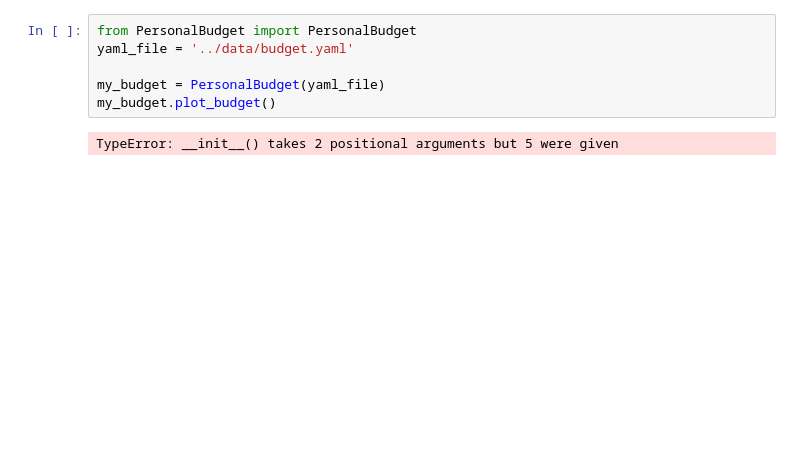
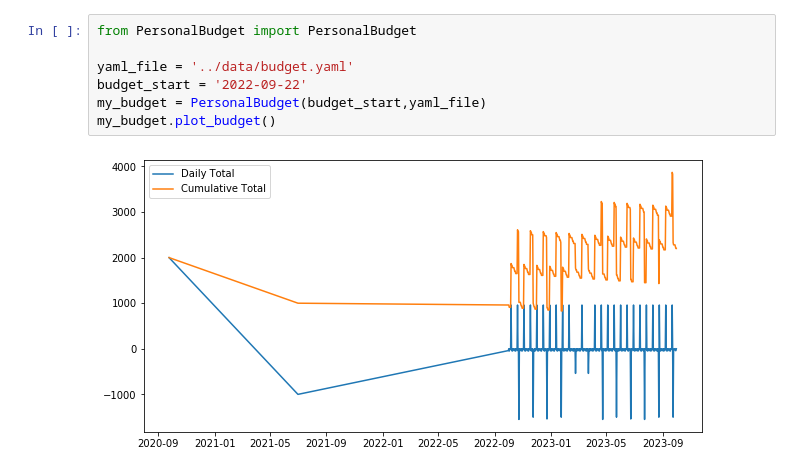
Before and after one commit to codilemma/PythonFinance, a Jupyter notebook: 4_Budget/main.ipynb, the cells around one changed output. Saved outputs shown, nothing was run; the diff lists cells and outputs as text; blank space fills up the shorter version.

```diff
--- a/4_Budget/main.ipynb
+++ b/4_Budget/main.ipynb
@@ -1,8 +1,9 @@
 # %%
 from PersonalBudget import PersonalBudget
+
 yaml_file = '../data/budget.yaml'
-
-my_budget = PersonalBudget(yaml_file)
+budget_start = '2022-09-22'
+my_budget = PersonalBudget(budget_start,yaml_file)
 my_budget.plot_budget()
 # %% [output]
-TypeError: __init__() takes 2 positional arguments but 5 were given
+[figure, added]
```
Also changed, not shown: parts of 4 cells of this notebook, 4 other files.
